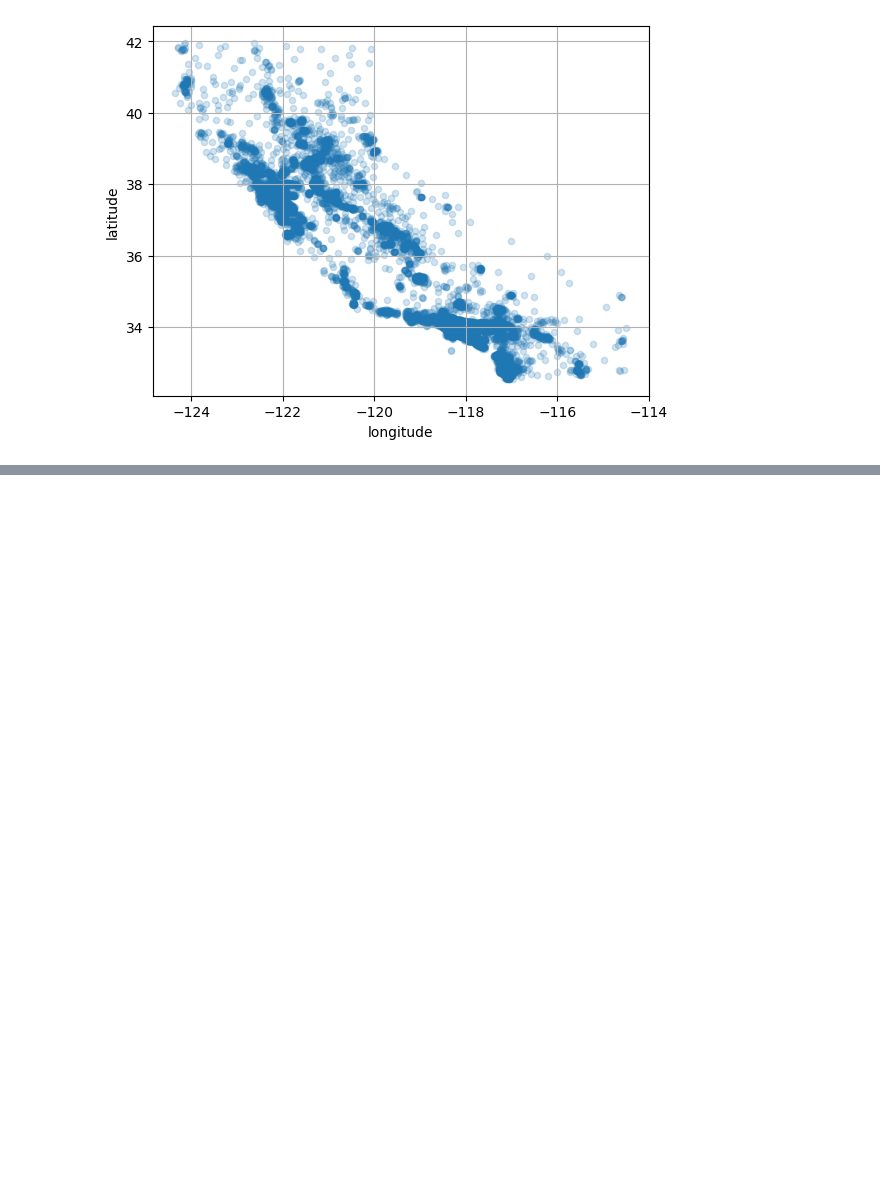
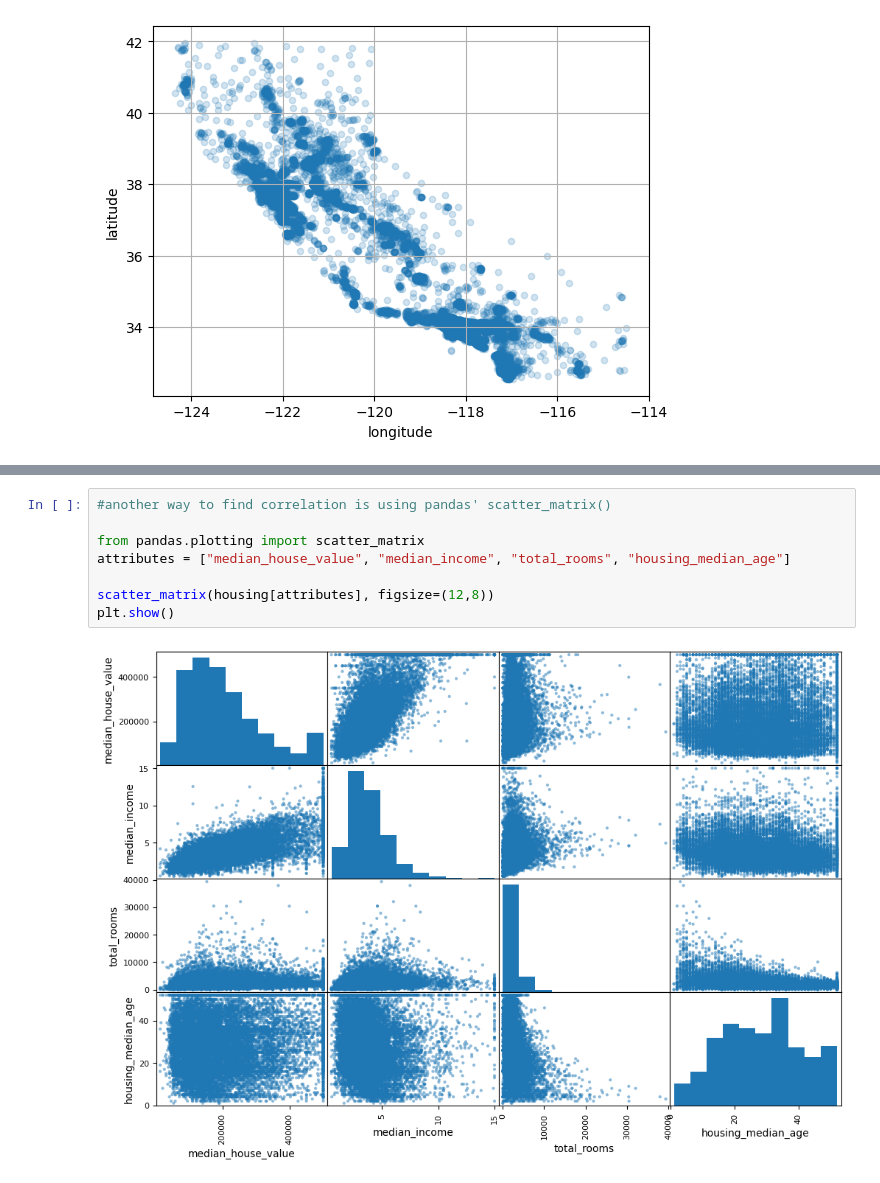
Before and after one commit to awesomesocks123/machinelearning, a Jupyter notebook: chapter2.ipynb, the cells around one changed output, grey strips where cells are left out. Cells and saved outputs as stored; diff of their text form; blank space fills up the shorter version.

```diff
--- a/chapter2.ipynb
+++ b/chapter2.ipynb
@@ -273,0 +318,10 @@ plt.show()
+# %%
+#another way to find correlation is using pandas' scatter_matrix()
+
+from pandas.plotting import scatter_matrix
+attributes = ["median_house_value", "median_income", "total_rooms", "housing_median_age"]
+
+scatter_matrix(housing[attributes], figsize=(12,8))
+plt.show()
+# %% [output]
+[figure, added]
```
Also changed, not shown: parts of 5 cells of this notebook.
